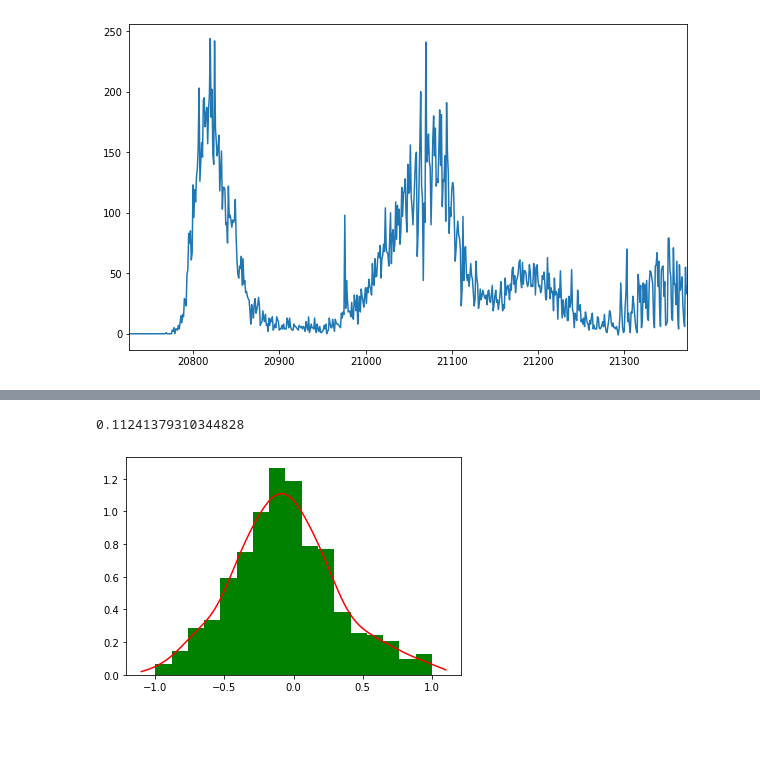
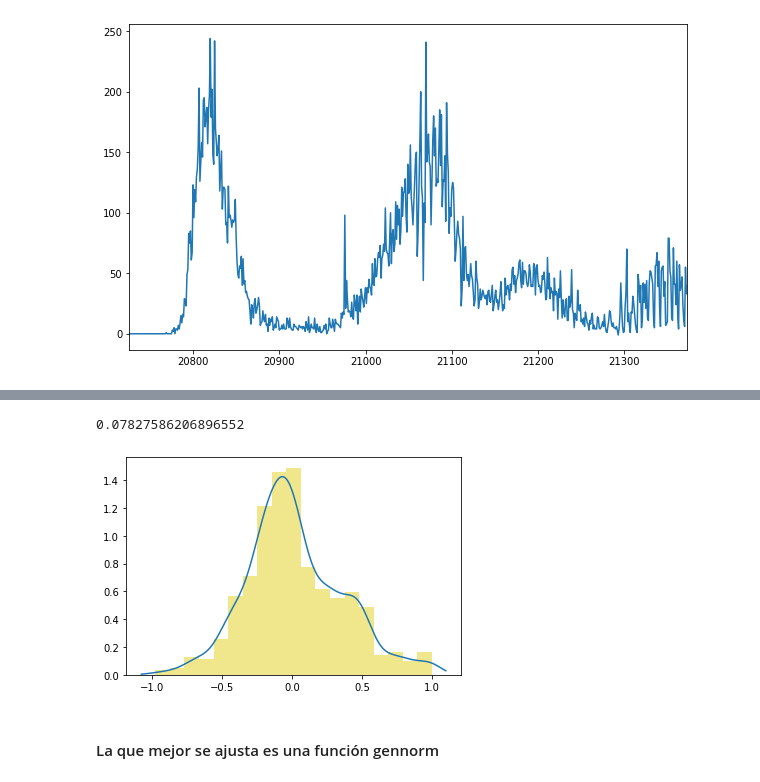
Before and after one commit to danielamichel/Proyecto1_DMichel_ADurrmuller, a Jupyter notebook: Proyecto_ASDurrmuller_DMichel.ipynb, the cells around one changed output, grey strips where cells are left out. Saved outputs shown, nothing was run; the diff lists cells and outputs as text; code cells hidden in the pictures; blank space fills up the shorter version.

```diff
--- a/Proyecto_ASDurrmuller_DMichel.ipynb
+++ b/Proyecto_ASDurrmuller_DMichel.ipynb
@@ -487,8 +558,8 @@ clean_data[clean_data.iso_code == 'ITA']['new_deaths'].plot(figsize=(10,6))
 # %%
 # nombrar variable que contenga datos del df determinados
 
-muertes_totales = clean_data[clean_data.iso_code == 'ITA']['new_deaths'].pct_change().dropna()
-muertes_totales = muertes_totales[(muertes_totales <= 1) & (muertes_totales >= -1)]
+muertes_totales_i = clean_data[clean_data.iso_code == 'ITA']['new_deaths'].pct_change().dropna()
+muertes_totales_i = muertes_totales_i[(muertes_totales_i <= 1) & (muertes_totales_i >= -1)]
 # %%
 # plotear histograma de los datos
 
@@ -566,8 +818,10 @@ x_hist = x_hist[1:] # Se obvia el último valor de x para obtener exactamente J
 # %%
-x, pdf = kde(muertes_totales, bandwidth = -1) # Para encontrar el mejor bandwidth, bandwidth=-1
-plt.plot(x, pdf, color= 'red')
-plt.hist(muertes_totales.values, bins="auto",density=True,color='Green')
+x, pdf = kde(muertes_totales_i, bandwidth = -1) # Para encontrar el mejor bandwidth, bandwidth=-1
+plt.plot(x, pdf)
+plt.hist(muertes_totales_i.values, bins="auto",density=True, color="khaki")
 plt.show()
 # %% [output]
-0.11241379310344828
+0.07827586206896552
-[figure, old version]
+[figure, new version]
+# %% [markdown]
+#### La que mejor se ajusta es una función gennorm
```
Also changed, not shown: parts of 90 cells of this notebook, 1 other file.
